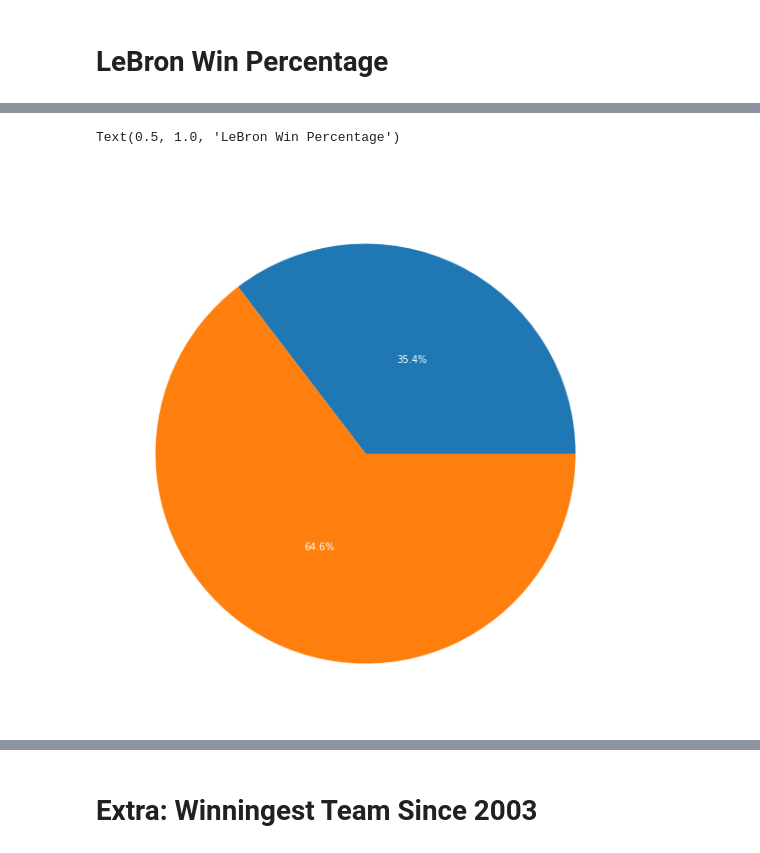
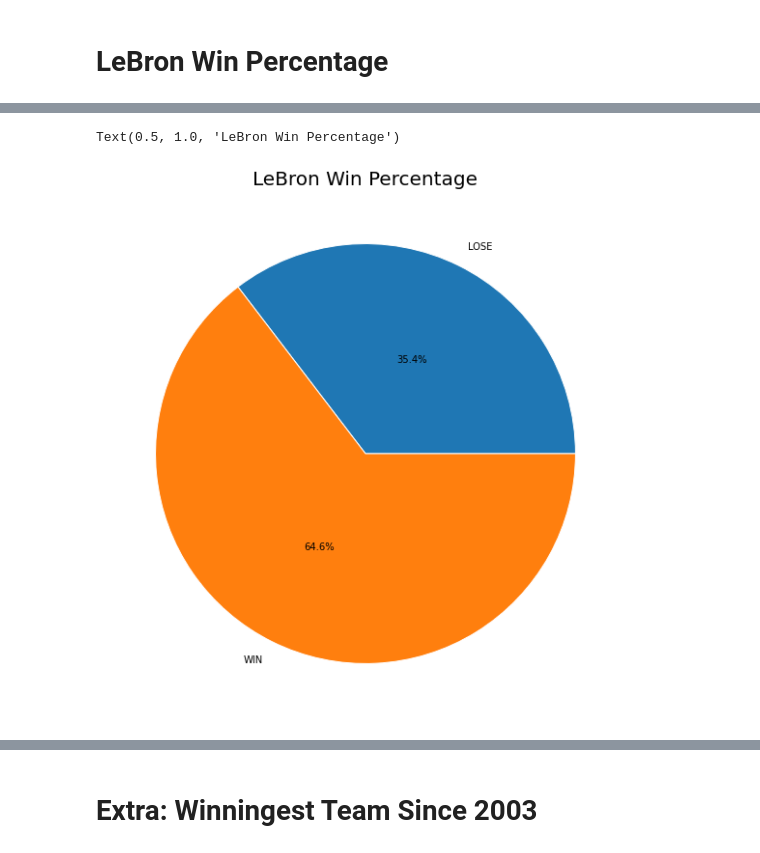
Before and after one commit to CodeSigma/Learn-Data-Science, a Jupyter notebook: lebron-s-absurd-stats.ipynb, the cells around one changed output, grey strips where cells are left out. Cells and saved outputs as stored; diff of their text form; code cells hidden in the pictures.

```diff
--- a/lebron-s-absurd-stats.ipynb
+++ b/lebron-s-absurd-stats.ipynb
@@ -315,11 +248,11 @@ bron_details["home"] = bron_details["TEAM_ID"] == bron_details["TEAM_ID_home"]
 bron_details[(bron_details["home"] & (bron_details["PTS_home"] > bron_details["PTS_away"]))]
 bron_details["WIN"] = (bron_details["home"] & (bron_details["PTS_home"] > bron_details["PTS_away"])) | ((bron_details["home"] == False) & (bron_details["PTS_home"] < bron_details["PTS_away"]))
 # %%
+plt.rcParams.update({'text.color' : "black"})
+fig, ax = plt.subplots(figsize=(10,10))
+fig.suptitle("LeBron Team", fontsize=20, color = "black")
 
-fig, ax = plt.subplots(figsize=(10,10))
-fig.suptitle("LeBron Team", fontsize=20, color = "white")
-
-ax.pie(x = bron_details.groupby(["TEAM_ABBREVIATION"]).count().home, labels = ["CLE", "LAL", "MIA"], autopct="%.1f%%", pctdistance=0.5)
+ax.pie(x = bron_details.groupby(["TEAM_ABBREVIATION"]).count().home, labels = ["CLE", "LAL", "MIA"], autopct="%.1f%%", pctdistance=0.5, wedgeprops=dict(edgecolor='w'))
 # %% [output]
 ([<matplotlib.patches.Wedge at 0x...>,
   <matplotlib.patches.Wedge at 0x...>,
@@ -334,9 +267,9 @@ ax.pie(x = bron_details.groupby(["TEAM_ABBREVIATION"]).count().home, labels = ["
 # %%
 plt.figure(figsize=(10,10))
-plt.rcParams.update({'text.color' : "white"})
-plt.pie(x=bron_details.groupby("WIN").count().home, labels = ["LOSE", "WIN"], autopct="%.1f%%", pctdistance=0.5)
-plt.title("LeBron Win Percentage", fontsize=20, color = "white")
+
+plt.pie(x=bron_details.groupby("WIN").count().home, labels = ["LOSE", "WIN"], autopct="%.1f%%", pctdistance=0.5, wedgeprops=dict(edgecolor='w'))
+plt.title("LeBron Win Percentage", fontsize=20, color = "black")
 # %% [output]
 Text(0.5, 1.0, 'LeBron Win Percentage')
-[figure, old version]
+[figure, new version]
 # %%
```
Also changed, not shown: parts of 26 cells of this notebook.
